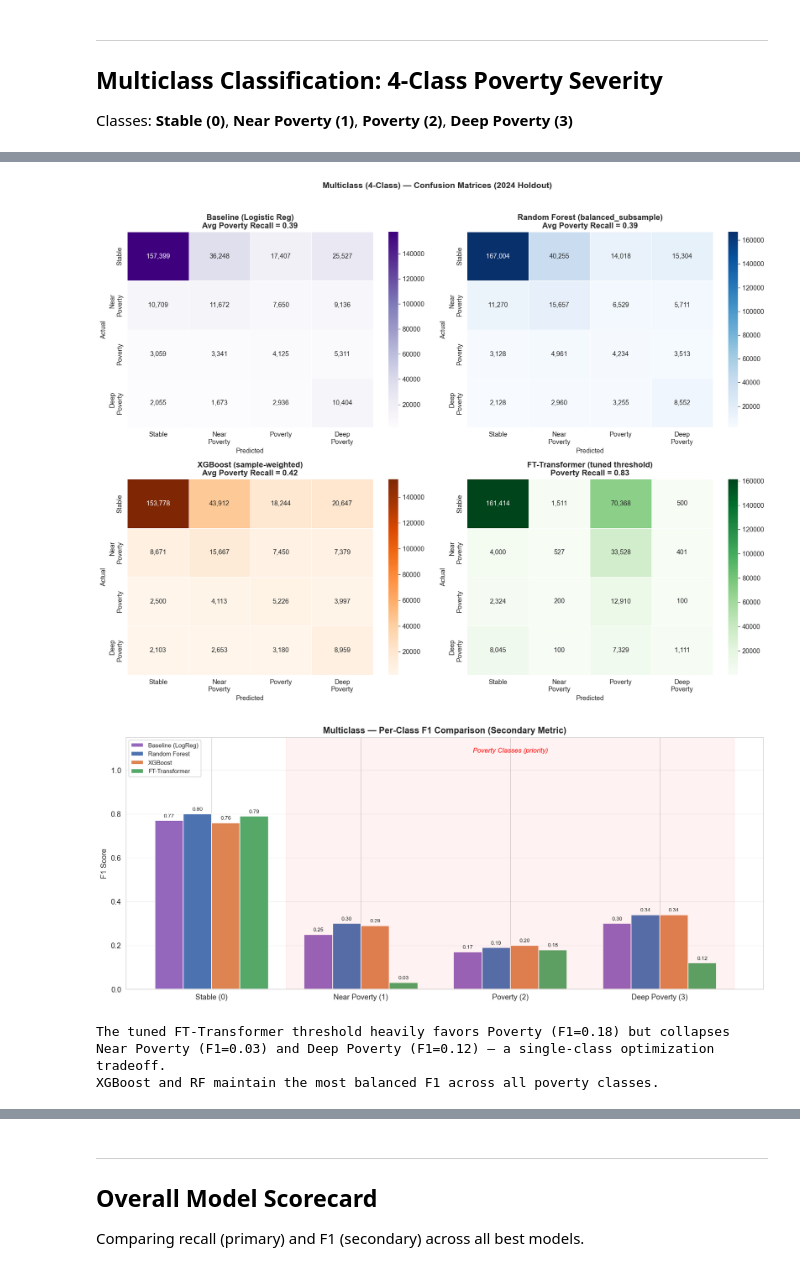
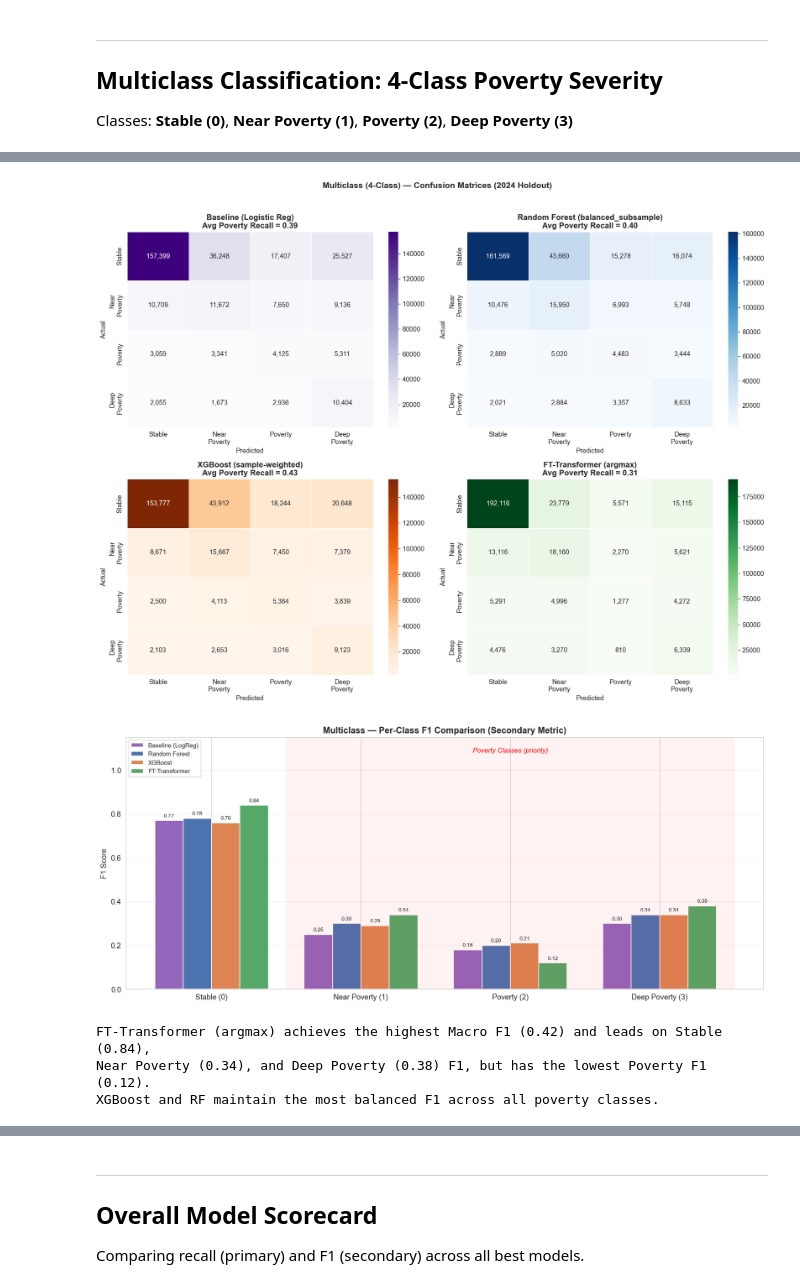
Before and after one commit to ingridalt/DSC-288R-CAPSTONE, a Jupyter notebook: 4_Models/4d_Model_Comparison_Summary.ipynb, the cells around one changed output, grey strips where cells are left out. Drawn from its saved outputs; the diff is of its cells as text; code cells hidden in the pictures.

```diff
--- a/4_Models/4d_Model_Comparison_Summary.ipynb
+++ b/4_Models/4d_Model_Comparison_Summary.ipynb
@@ -288,27 +288,26 @@ cm_base = np.array([
 
 # Random Forest (balanced_subsample)
 cm_rf_multi = np.array([
-    [167004, 40255, 14018, 15304],
-    [ 11270, 15657,  6529,  5711],
-    [  3128,  4961,  4234,  3513],
-    [  2128,  2960,  3255,  8552]
+    [161569, 43660, 15278, 16074],
+    [ 10476, 15950,  6993,  5748],
+    [  2889,  5020,  4483,  3444],
+    [  2021,  2884,  3357,  8633]
 ])
 
 # XGBoost (sample-weighted)
 cm_xgb_multi = np.array([
-    [153778, 43912, 18244, 20647],
+    [153777, 43912, 18244, 20648],
     [  8671, 15667,  7450,  7379],
-    [  2500,  4113,  5226,  3997],
-    [  2103,  2653,  3180,  8959]
+    [  2500,  4113,  5384,  3839],
+    [  2103,  2653,  3016,  9123]
 ])
 
-# FT-Transformer (tuned threshold t2=0.08)
-# Threshold tuning heavily over-predicts Poverty (class 2), pulling samples from all other classes
+# FT-Transformer (argmax predictions)
 cm_ft_multi = np.array([
-    [161414,  1511, 70368,   500],
-    [  4000,   527, 33528,   401],
-    [  2324,   200, 12910,   100],
-    [  8045,   100,  7329,  1111]
+    [192116, 23779,  5571, 15115],
+    [ 13116, 18160,  2270,  5621],
+    [  5291,  4996,  1277,  4272],
+    [  4476,  3270,   810,  6339]
 ])
 
 fig, axes = plt.subplots(2, 2, figsize=(16, 12))
@@ -316,9 +315,9 @@ fig, axes = plt.subplots(2, 2, figsize=(16, 12))
 cms    = [cm_base, cm_rf_multi, cm_xgb_multi, cm_ft_multi]
 titles = [
     'Baseline (Logistic Reg)\nAvg Poverty Recall = 0.39',
-    'Random Forest (balanced_subsample)\nAvg Poverty Recall = 0.39',
-    'XGBoost (sample-weighted)\nAvg Poverty Recall = 0.42',
-    'FT-Transformer (tuned threshold)\nPoverty Recall = 0.83',
+    'Random Forest (balanced_subsample)\nAvg Poverty Recall = 0.40',
+    'XGBoost (sample-weighted)\nAvg Poverty Recall = 0.43',
+    'FT-Transformer (argmax)\nAvg Poverty Recall = 0.31',
 ]
 cmaps = ['Purples', 'Blues', 'Oranges', 'Greens']
 
@@ -335,7 +334,7 @@ plt.suptitle('Multiclass (4-Class) — Confusion Matrices (2024 Holdout)',
 plt.tight_layout()
 plt.show()
 # %% [output]
-[figure, old version]
+[figure, new version]
 # %%
 # Multiclass: Per-Class F1 Grouped Bar Chart (SECONDARY METRIC)
 classes_4 = ['Stable (0)', 'Near Poverty (1)', 'Poverty (2)', 'Deep Poverty (3)']
@@ -343,43 +342,43 @@ models_multi = ['Baseline (LogReg)', 'Random Forest', 'XGBoost', 'FT-Transformer
 x = np.arange(len(classes_4))
 width = 0.19
 
-f1_baseline = [0.77, 0.25, 0.17, 0.30]
-f1_rf       = [0.80, 0.30, 0.19, 0.34]
-f1_xgb      = [0.76, 0.29, 0.20, 0.34]
-f1_ft       = [0.79, 0.03, 0.18, 0.12]
+f1_baseline = [0.77, 0.25, 0.18, 0.30]
+f1_rf       = [0.78, 0.30, 0.20, 0.34]
+f1_xgb      = [0.76, 0.29, 0.21, 0.34]
+f1_ft       = [0.84, 0.34, 0.12, 0.38]
 
 fig, ax = plt.subplots(figsize=(14, 6))
 bars1 = ax.bar(x - 1.5*width, f1_baseline, width, label='Baseline (LogReg)',  color='#9467BD')
 bars2 = ax.bar(x - 0.5*width, f1_rf,       width, label='Random Forest',      color='#4C72B0')
 bars3 = ax.bar(x + 0.5*width, f1_xgb,      width, label='XGBoost',            color='#DD8452')
 bars4 = ax.bar(x + 1.5*width, f1_ft,       width, label='FT-Transformer',     color='#55A868')
 
 ax.bar_label(bars1, fmt='%.2f', padding=3, fontsize=8)
 ax.bar_label(bars2, fmt='%.2f', padding=3, fontsize=8)
 ax.bar_label(bars3, fmt='%.2f', padding=3, fontsize=8)
 ax.bar_label(bars4, fmt='%.2f', padding=3, fontsize=8)
 
 ax.set_xticks(x)
 ax.set_xticklabels(classes_4, fontsize=11)
 ax.set_ylabel('F1 Score')
 ax.set_ylim(0, 1.15)
 ax.set_title('Multiclass — Per-Class F1 Comparison (Secondary Metric)', fontsize=13, fontweight='bold')
 ax.legend(fontsize=9)
 ax.grid(axis='y', alpha=0.3)
 
 ax.axvspan(0.5, 3.5, alpha=0.05, color='red')
 ax.text(2.0, 1.08, 'Poverty Classes (priority)', ha='center', fontsize=10, color='red', fontstyle='italic')
 
 plt.tight_layout()
 plt.show()
 
-print('The tuned FT-Transformer threshold heavily favors Poverty (F1=0.18) but collapses')
-print('Near Poverty (F1=0.03) and Deep Poverty (F1=0.12) — a single-class optimization tradeoff.')
+print('FT-Transformer (argmax) achieves the highest Macro F1 (0.42) and leads on Stable (0.84),')
+print('Near Poverty (0.34), and Deep Poverty (0.38) F1, but has the lowest Poverty F1 (0.12).')
 print('XGBoost and RF maintain the most balanced F1 across all poverty classes.')
 # %% [output]
-[figure, old version]
+[figure, new version]
-The tuned FT-Transformer threshold heavily favors Poverty (F1=0.18) but collapses
-Near Poverty (F1=0.03) and Deep Poverty (F1=0.12) — a single-class optimization tradeoff.
+FT-Transformer (argmax) achieves the highest Macro F1 (0.42) and leads on Stable (0.84),
+Near Poverty (0.34), and Deep Poverty (0.38) F1, but has the lowest Poverty F1 (0.12).
 XGBoost and RF maintain the most balanced F1 across all poverty classes.
 # %%
 # Multiclass: Per-Class Recall Grouped Bar Chart (PRIMARY METRIC)
```
Also changed, not shown: parts of 9 cells of this notebook.
